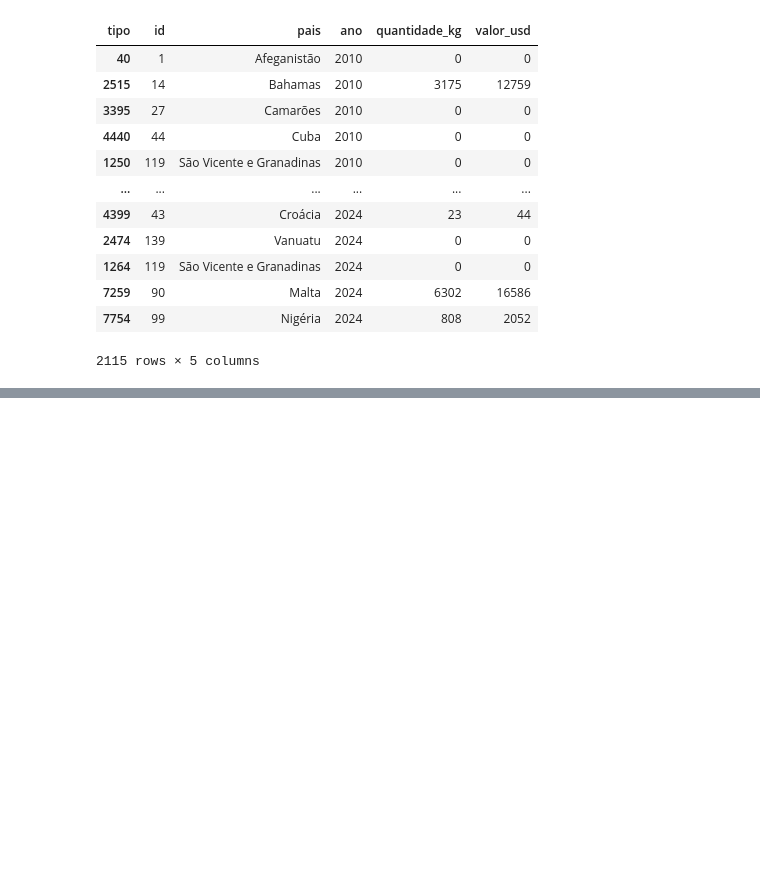
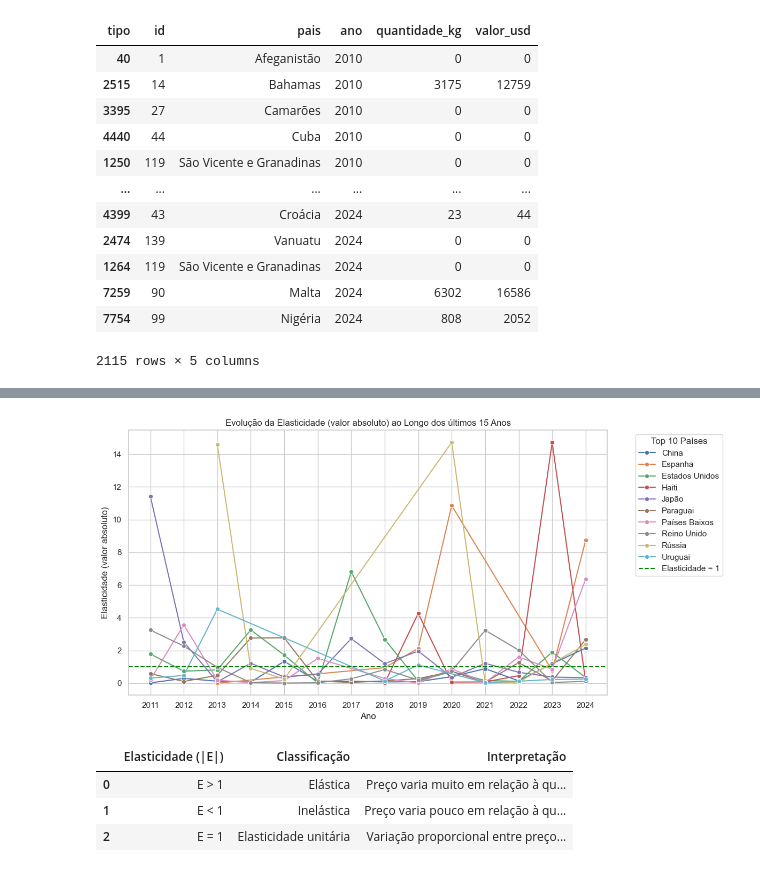
Before and after one commit to RicardViana/fiap-Data-Analysis-and-Exploration, a Jupyter notebook: tech_challenge_fase1.ipynb, the cells around one changed output, grey strips where cells are left out. Cells and saved outputs as stored; diff of their text form; code cells hidden in the pictures; blank space fills up the shorter version.

```diff
--- a/tech_challenge_fase1.ipynb
+++ b/tech_challenge_fase1.ipynb
@@ -200,0 +270,47 @@ df_vinhos_pm
+# %%
+# Criar nova coluna com o valor absoluto da elasticidade
+df_vinhos_pm["elasticidade_abs"] = df_vinhos_pm["elasticidade"].abs()
+
+# Definir o tema
+sns.set_theme(style="whitegrid")
+
+# Definir o tamanho
+plt.figure(figsize=(12, 6))
+
+# Gerar o gráfico com a elasticidade absoluta
+sns.lineplot(
+    data=df_vinhos_pm,
+    x='ano',
+    y='elasticidade_abs',
+    hue='pais',
+    marker='o'
+)
+
+# Configurar o gráfico
+plt.axhline(1, color='green', linestyle='--', label='Elasticidade = 1')
+plt.title(f'Evolução da Elasticidade (valor absoluto) ao Longo dos últimos {delta_anos} Anos')
+plt.xlabel('Ano')
+plt.ylabel('Elasticidade (valor absoluto)')
+plt.legend(title=f'Top {rank} Países', bbox_to_anchor=(1.05, 1), loc='upper left')
+plt.tight_layout()
+plt.show()
+
+# Criar um DataFrame para interpretação
+elasticidade = pd.DataFrame({
+    "Elasticidade (|E|)": ["E > 1", "E < 1", "E = 1"],
+    "Classificação": ["Elástica", "Inelástica", "Elasticidade unitária"],
+    "Interpretação": [
+        "Preço varia muito em relação à quantidade",
+        "Preço varia pouco em relação à quantidade",
+        "Variação proporcional entre preço e quantidade"
+    ]
+})
+
+# Exibe a tabela
+display(elasticidade)
+# %% [output]
+[figure, added]
+|  | Elasticidade (|E|) | Classificação | Interpretação |
+| 0 | E > 1 | Elástica | Preço varia muito em relação à qu... |
+| 1 | E < 1 | Inelástica | Preço varia pouco em relação à qu... |
+| 2 | E = 1 | Elasticidade unitária | Variação proporcional entre preço... |
```
Also changed, not shown: parts of 7 cells of this notebook.
